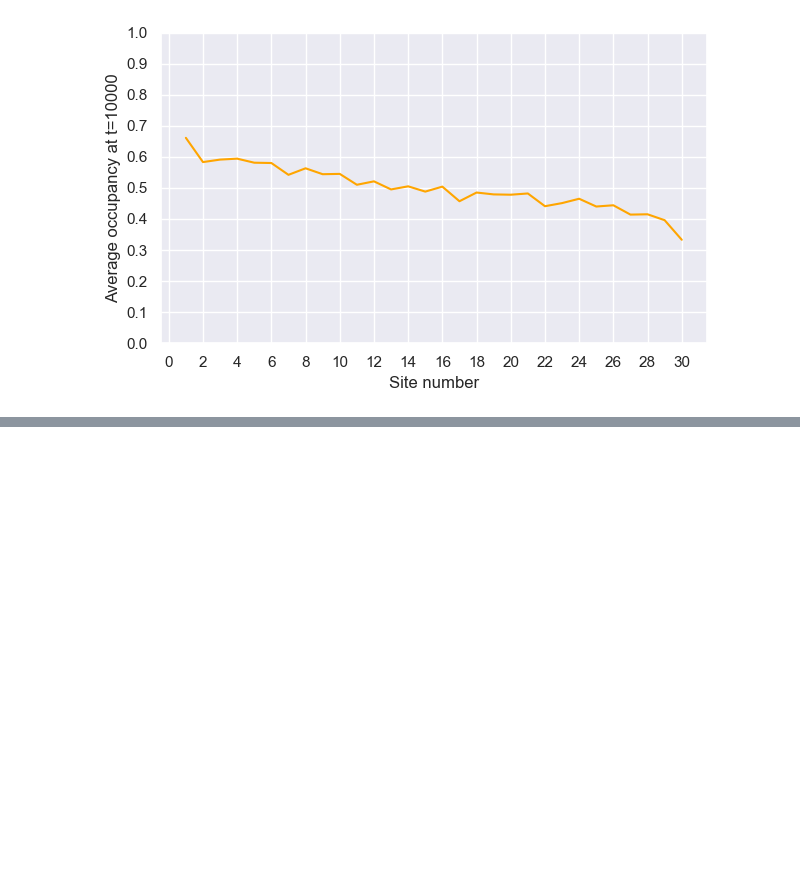
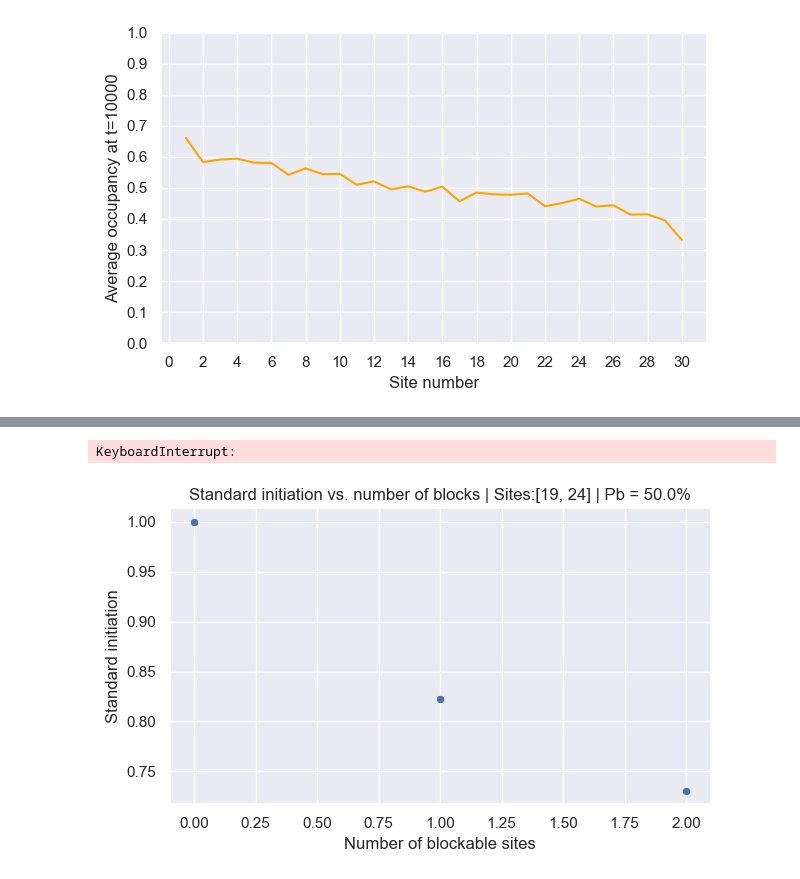
Before and after one commit to gabin-rousseau/roadblock_project, a Jupyter notebook: python/rini_v0-4.ipynb, the cells around one changed output, grey strips where cells are left out. Saved outputs shown, nothing was run; the diff lists cells and outputs as text; code cells hidden in the pictures; blank space fills up the shorter version.

```diff
--- a/python/rini_v0-4.ipynb
+++ b/python/rini_v0-4.ipynb
@@ -705,4 +762,14 @@ KeyboardInterrupt:
+# %%
+#PLOT THE AVERAGE OCCUPANCY PROFILE AT T=20000, n=200 samples, L=200, no blockable site, a and b =0.75
+rinimo(t=20000,L=200,a=0.75,b=0.75,timepoint=20000,n=200,B_i=[])
+# %% [output]
+KeyboardInterrupt:
 # %%
 #SAVE THE RINIMO DATASET T=5000, runtime 10000, n=100 samples, L=30
 test=rinimo(dataset=True, visual=False)
 #test.to_csv(path_or_buf='/home/gabin_r/Documents/ROADBLOCK_ub/rini_v0-4_output/rinimo_table.csv')
+# %%
+#PLOT THE INITIATION VS. BLOCKS PROFILE t=5000, n=10, up to 2 blocks
+rini_INIvBLOCK(t=5000,timepoint=5000,n=10)
+# %% [output]
+[figure, added]
```
Also changed, not shown: parts of 14 cells of this notebook.
